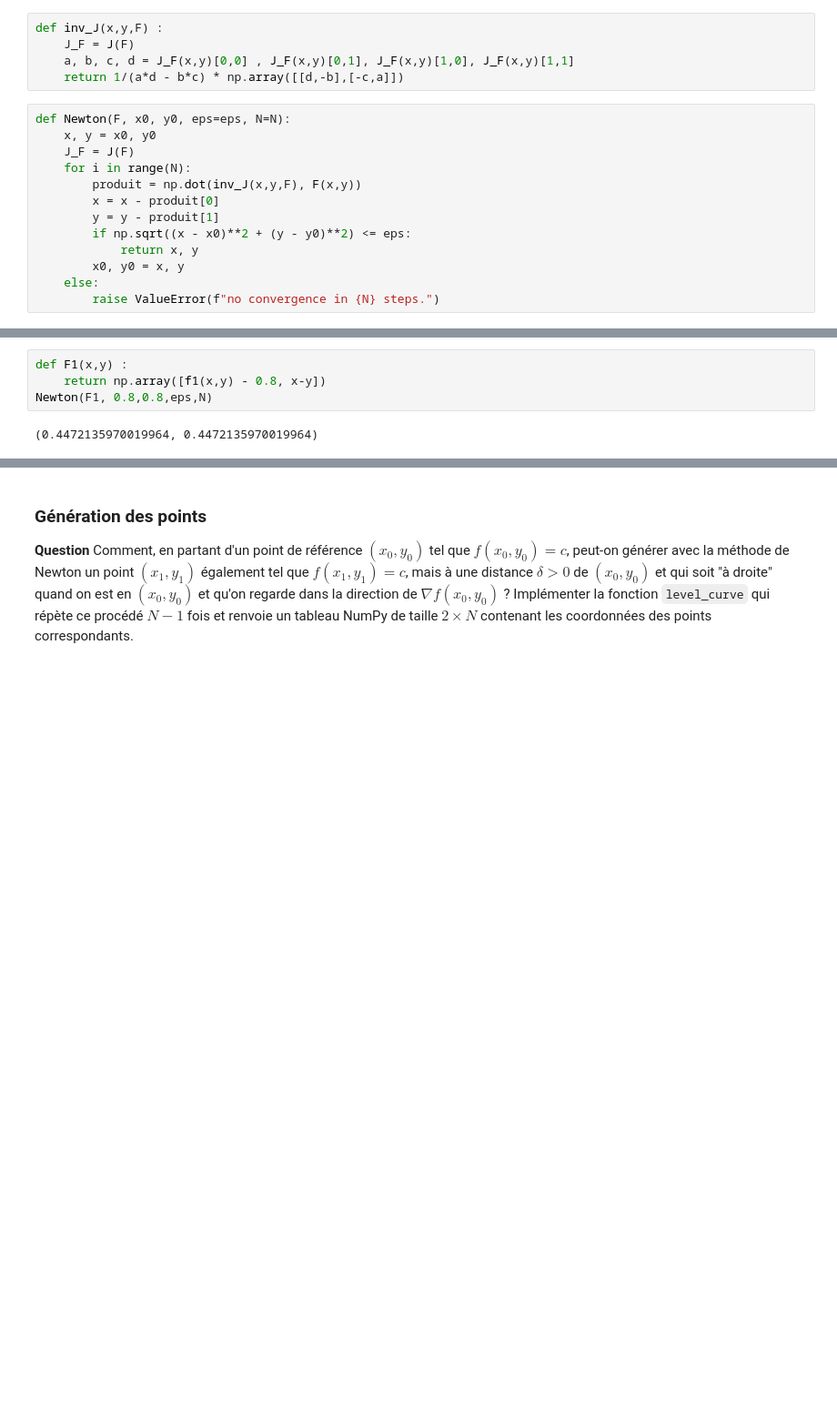
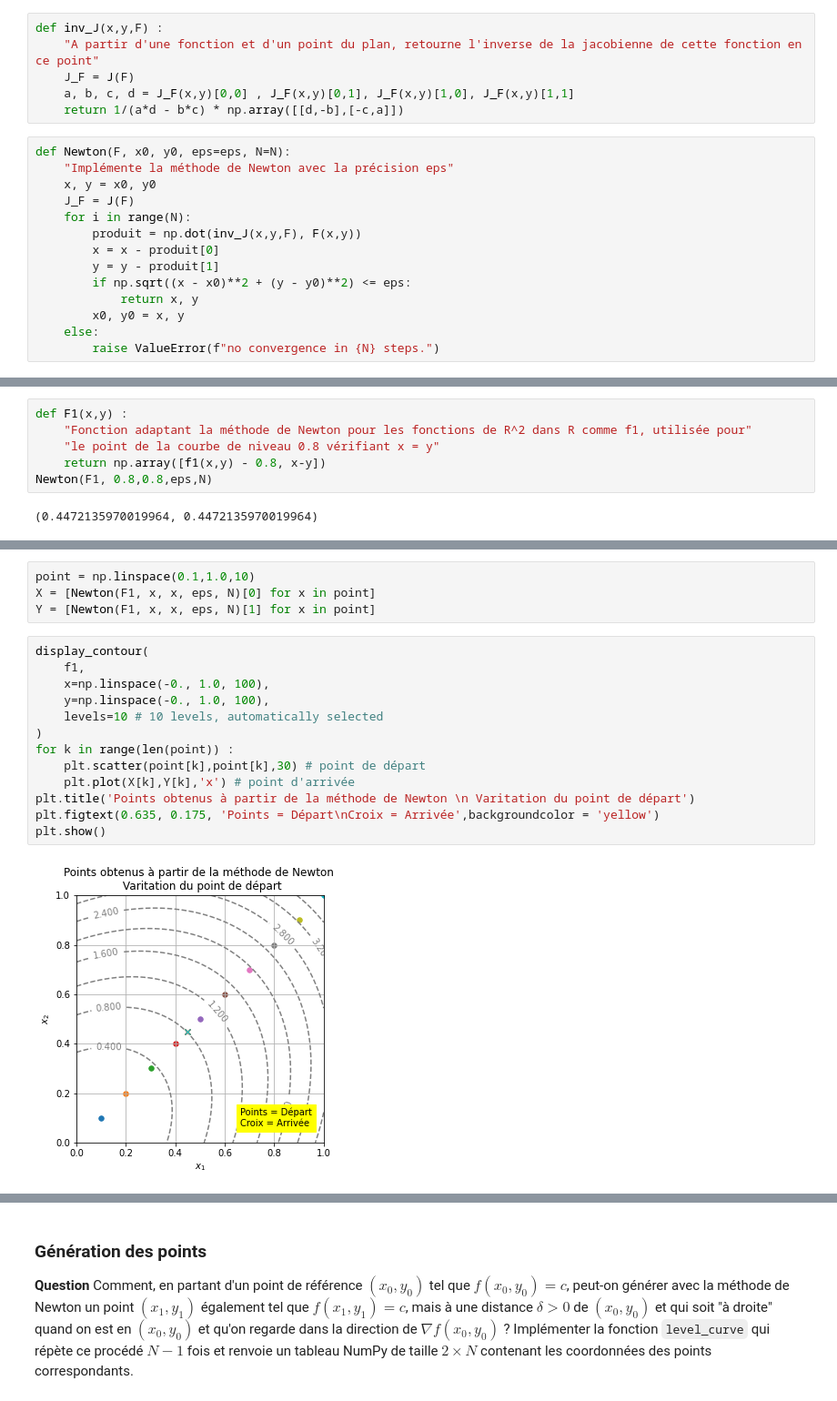
Before and after one commit to MathisGit/Projet-numerique, a Jupyter notebook: Projet numérique - Calcul différentiel.ipynb, the cells around one changed output, grey strips where cells are left out. Shown: that part at 91% size. Saved outputs shown, nothing was run; the diff lists cells and outputs as text; blank space fills up the shorter version.

```diff
--- a/Projet numérique - Calcul différentiel.ipynb
+++ b/Projet numérique - Calcul différentiel.ipynb
@@ -184,11 +183,13 @@ eps = 0.001
 **Question** Implémenter la fonction `Newton` en complétant le canevas ci-dessous
 # %%
 def inv_J(x,y,F) :
+    "A partir d'une fonction et d'un point du plan, retourne l'inverse de la jacobienne de cette fonction en ce point"
     J_F = J(F)
     a, b, c, d = J_F(x,y)[0,0] , J_F(x,y)[0,1], J_F(x,y)[1,0], J_F(x,y)[1,1]
     return 1/(a*d - b*c) * np.array([[d,-b],[-c,a]])
 # %%
 def Newton(F, x0, y0, eps=eps, N=N):
+    "Implémente la méthode de Newton avec la précision eps"
     x, y = x0, y0
     J_F = J(F)
     for i in range(N):
@@ -204,6 +205,8 @@ def Newton(F, x0, y0, eps=eps, N=N):
 **Question** Tester votre implémentation de la fonction `Newton` ! On suggère par exemple de l'utiliser pour chercher un point $(x, y)$ de la ligne de niveau $0.8$ de $f_1$ (cf. Exemples de référence) qui vérifie en outre $x = y$ en utilisant le point $(0.8, 0.8)$. Puis de faire varier le point de référence, la contrainte supplémentaire, etc. et de représenter graphiquement les résultats.
 # %%
 def F1(x,y) :
+    "Fonction adaptant la méthode de Newton pour les fonctions de R^2 dans R comme f1, utilisée pour"
+    "le point de la courbe de niveau 0.8 vérifiant x = y"
     return np.array([f1(x,y) - 0.8, x-y])
 Newton(F1, 0.8,0.8,eps,N)
 # %% [output]
@@ -216,0 +216,19 @@ Newton(F2, 2.,2.,eps,N)
+# %%
+point = np.linspace(0.1,1.0,10)
+X = [Newton(F1, x, x, eps, N)[0] for x in point]
+Y = [Newton(F1, x, x, eps, N)[1] for x in point]
+# %%
+display_contour(
+    f1,
+    x=np.linspace(-0., 1.0, 100),
+    y=np.linspace(-0., 1.0, 100),
+    levels=10 # 10 levels, automatically selected
+)
+for k in range(len(point)) :
+    plt.scatter(point[k],point[k],30) # point de départ
+    plt.plot(X[k],Y[k],'x') # point d'arrivée
+plt.title('Points obtenus à partir de la méthode de Newton \n Varitation du point de départ')
+plt.figtext(0.635, 0.175, 'Points = Départ\nCroix = Arrivée',backgroundcolor = 'yellow')
+plt.show()
+# %% [output]
+[figure, added]
```
Also changed, not shown: parts of 21 cells of this notebook.
